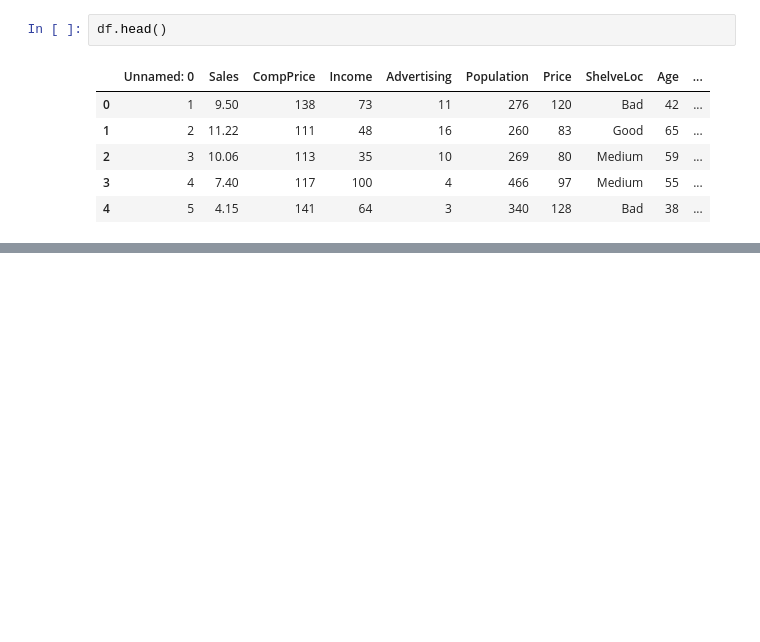
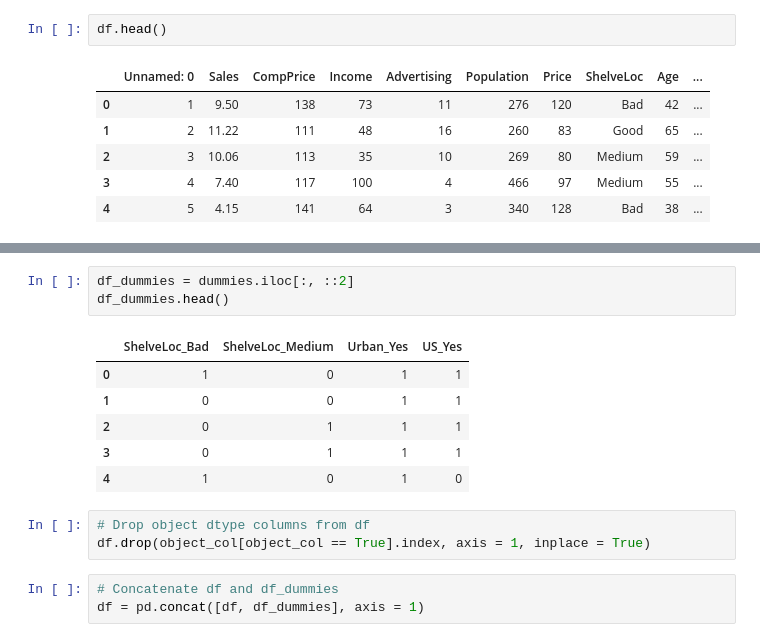
Before and after one commit to Rtavakol/ISLR, a Jupyter notebook: Notebooks/Chapter 8/Decision Trees.ipynb, the cells around one changed output, grey strips where cells are left out. Drawn from its saved outputs; the diff is of its cells as text; blank space fills up the shorter version.

```diff
--- a/Notebooks/Chapter 8/Decision Trees.ipynb
+++ b/Notebooks/Chapter 8/Decision Trees.ipynb
@@ -68,0 +107,16 @@ df.head()
+# %%
+df_dummies = dummies.iloc[:, ::2]
+df_dummies.head()
+# %% [output]
+|  | ShelveLoc_Bad | ShelveLoc_Medium | Urban_Yes | US_Yes |
+| 0 | 1 | 0 | 1 | 1 |
+| 1 | 0 | 0 | 1 | 1 |
+| 2 | 0 | 1 | 1 | 1 |
+| 3 | 0 | 1 | 1 | 1 |
+| 4 | 1 | 0 | 1 | 0 |
+# %%
+# Drop object dtype columns from df
+df.drop(object_col[object_col == True].index, axis = 1, inplace = True)
+# %%
+# Concatenate df and df_dummies
+df = pd.concat([df, df_dummies], axis = 1)
```
Also changed, not shown: parts of 15 cells of this notebook, 2 other files.
